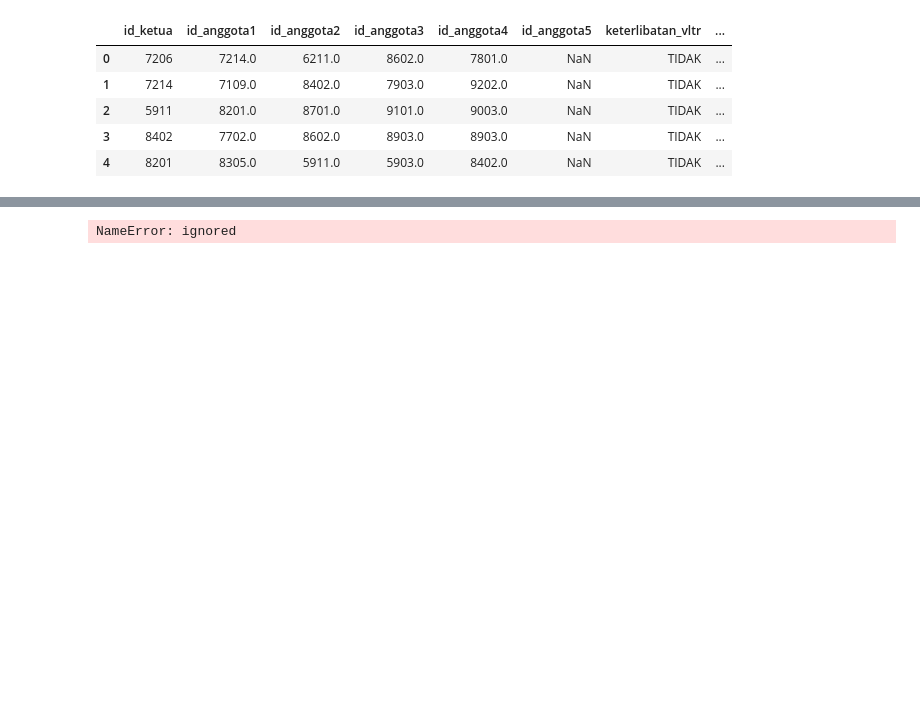
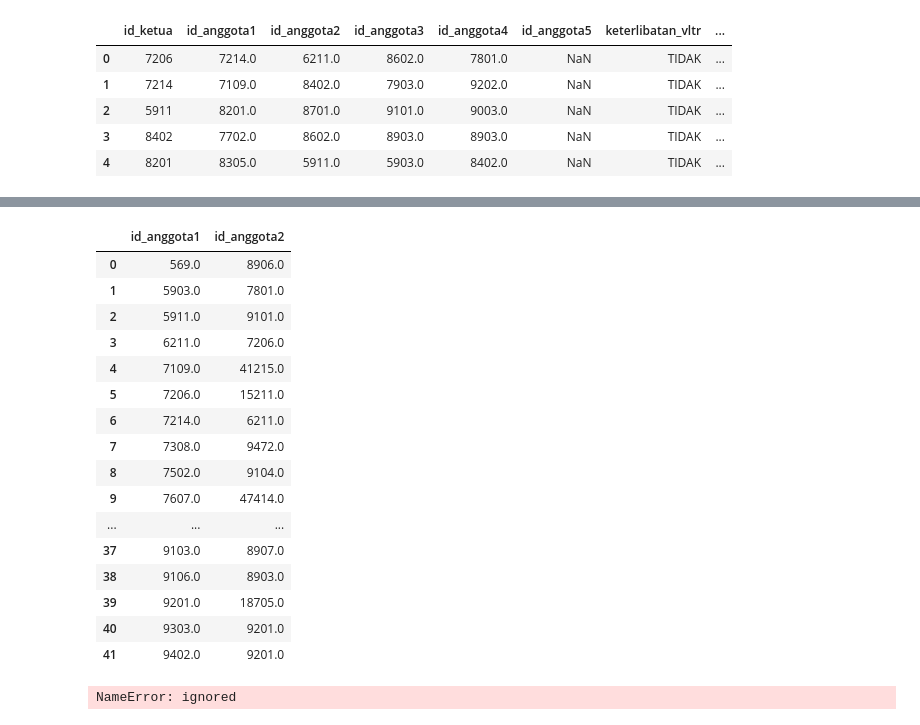
Before and after one commit to almirars/MachineLearning, a Jupyter notebook: Kuis_2.ipynb, the cells around one changed output, grey strips where cells are left out. Saved outputs shown, nothing was run; the diff lists cells and outputs as text; code cells hidden in the pictures; blank space fills up the shorter version.

```diff
--- a/Kuis_2.ipynb
+++ b/Kuis_2.ipynb
@@ -28,3 +65,24 @@ import matplotlib.pyplot as plt
+# %%
+bub_data = data.groupby('id_anggota1')['id_anggota2'].sum().reset_index()
+bub_data
+# %% [output]
+|  | id_anggota1 | id_anggota2 |
+| 0 | 569.0 | 8906.0 |
+| 1 | 5903.0 | 7801.0 |
+| 2 | 5911.0 | 9101.0 |
+| 3 | 6211.0 | 7206.0 |
+| 4 | 7109.0 | 41215.0 |
+| 5 | 7206.0 | 15211.0 |
+| 6 | 7214.0 | 6211.0 |
+| 7 | 7308.0 | 9472.0 |
+| 8 | 7502.0 | 9104.0 |
+| 9 | 7607.0 | 47414.0 |
+| ... | ... | ... |
+| 37 | 9103.0 | 8907.0 |
+| 38 | 9106.0 | 8903.0 |
+| 39 | 9201.0 | 18705.0 |
+| 40 | 9303.0 | 9201.0 |
+| 41 | 9402.0 | 9201.0 |
 # %%
 %matplotlib inline
 
```
Also changed, not shown: parts of 10 cells of this notebook.
